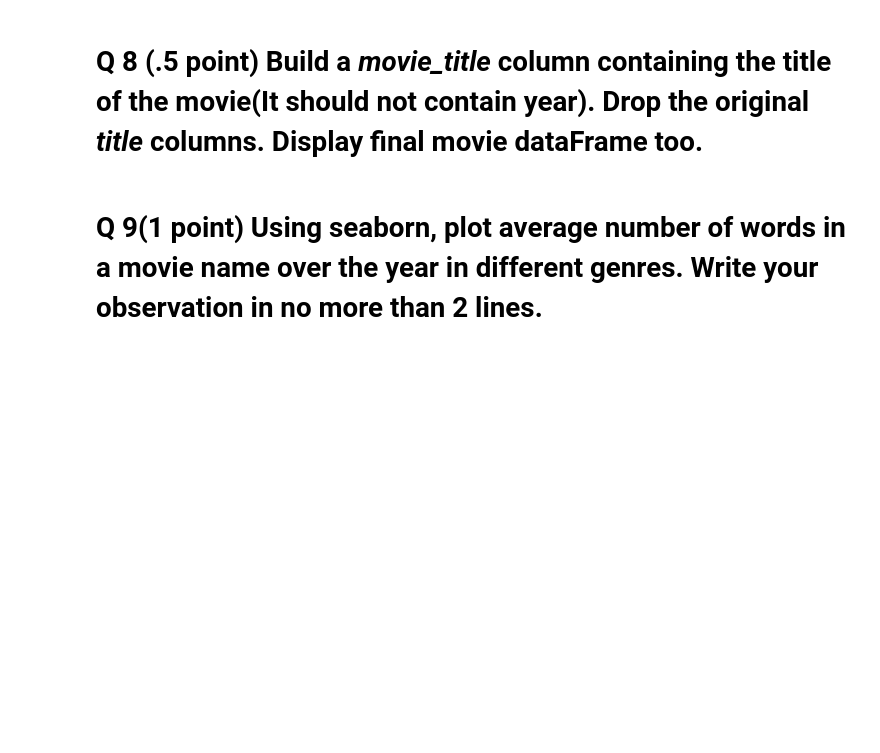
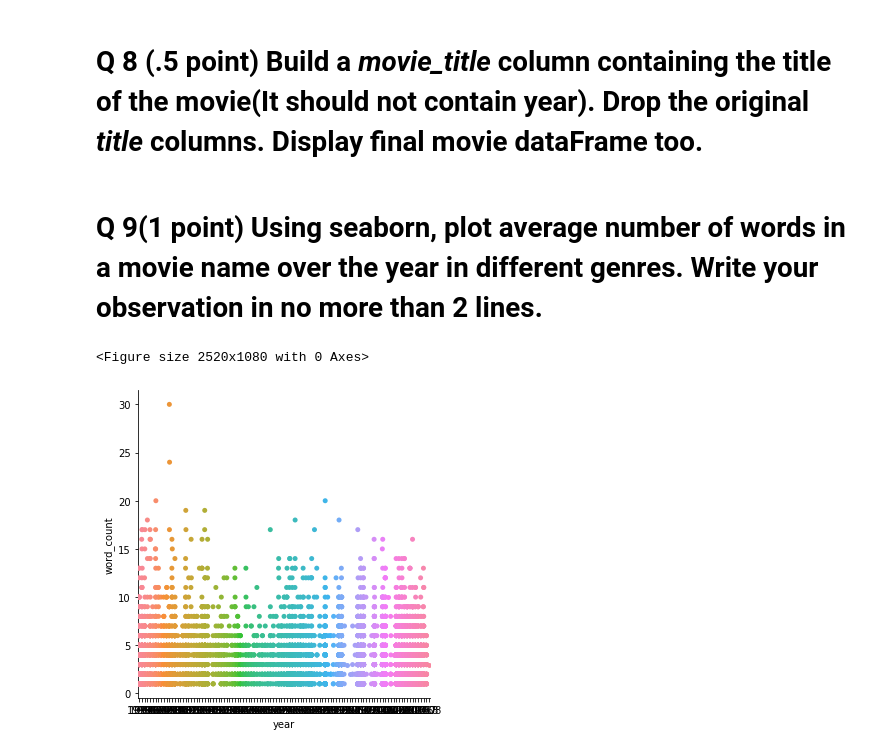
Before and after one commit to benkarabinus/nerdy_data_stuff, a Jupyter notebook: DU/COMP4447/Week7/Week7ProgrammingAssignment/hw7_movie_analysis_using_pandas.ipynb, the cells around one changed output. Cells and saved outputs as stored; diff of their text form; code cells hidden in the pictures; blank space fills up the shorter version.

```diff
--- a/DU/COMP4447/Week7/Week7ProgrammingAssignment/hw7_movie_analysis_using_pandas.ipynb
+++ b/DU/COMP4447/Week7/Week7ProgrammingAssignment/hw7_movie_analysis_using_pandas.ipynb
@@ -98,2 +177,6 @@ note
+# %%
+ # write pandas code here
+movie['title'] = movie['title'].replace(r'\([0-9]{4,4}-*[0-9]*\)', '', regex=True)
+movie['title'] = movie['title'].str.strip()
 # %% [markdown]
 # Q 9(1 point) Using seaborn, plot average number of words in a movie name over the year in different genres. Write your observation in no more than 2 lines.
@@ -101,0 +183,9 @@ note
+# %%
+# Write code here.
+words = nltk.RegexpTokenizer(pattern=r'\w+', gaps=False)
+movie['word_count'] = movie['title'].apply(lambda x : len(words.tokenize(x)))
+plt.figure(figsize=(35, 15))
+plot = sns.catplot(x='year', y='word_count', data=movie)
+# %% [output]
+<Figure size 2520x1080 with 0 Axes>
+[figure, added]
```
Also changed, not shown: parts of 18 cells of this notebook, 4 other files.
